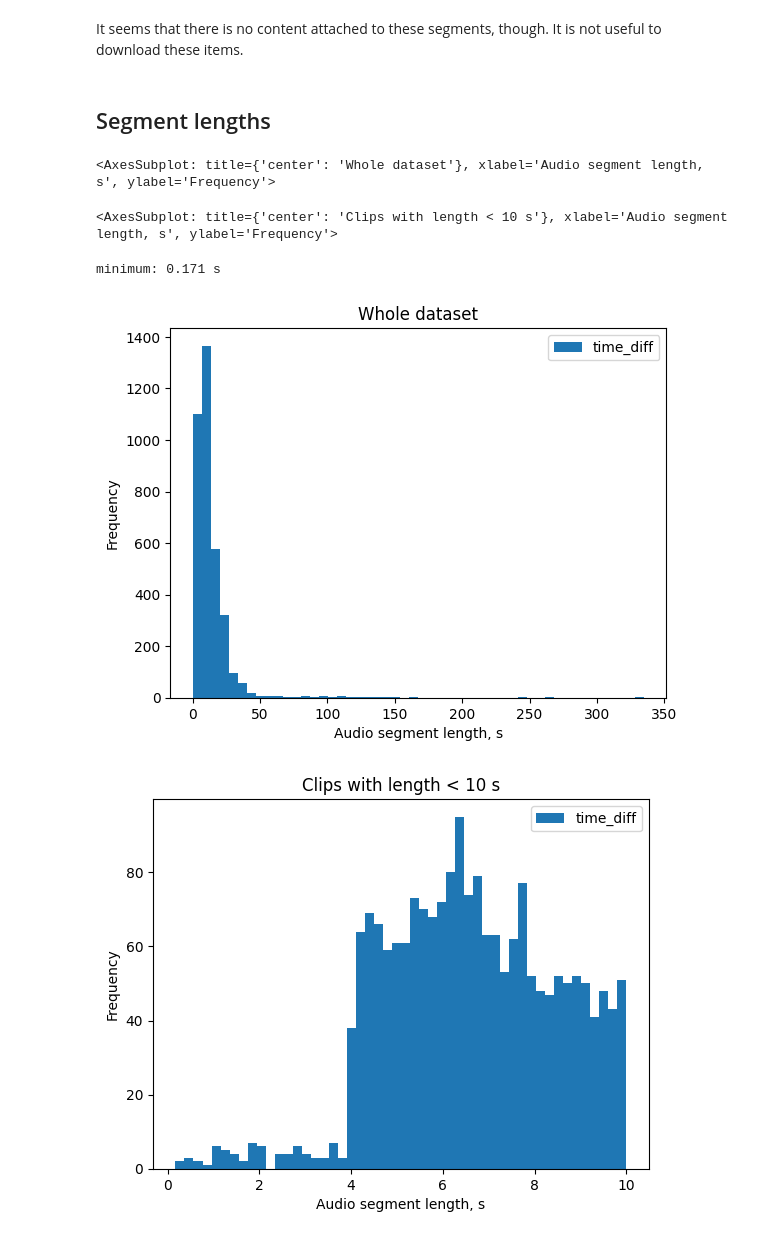
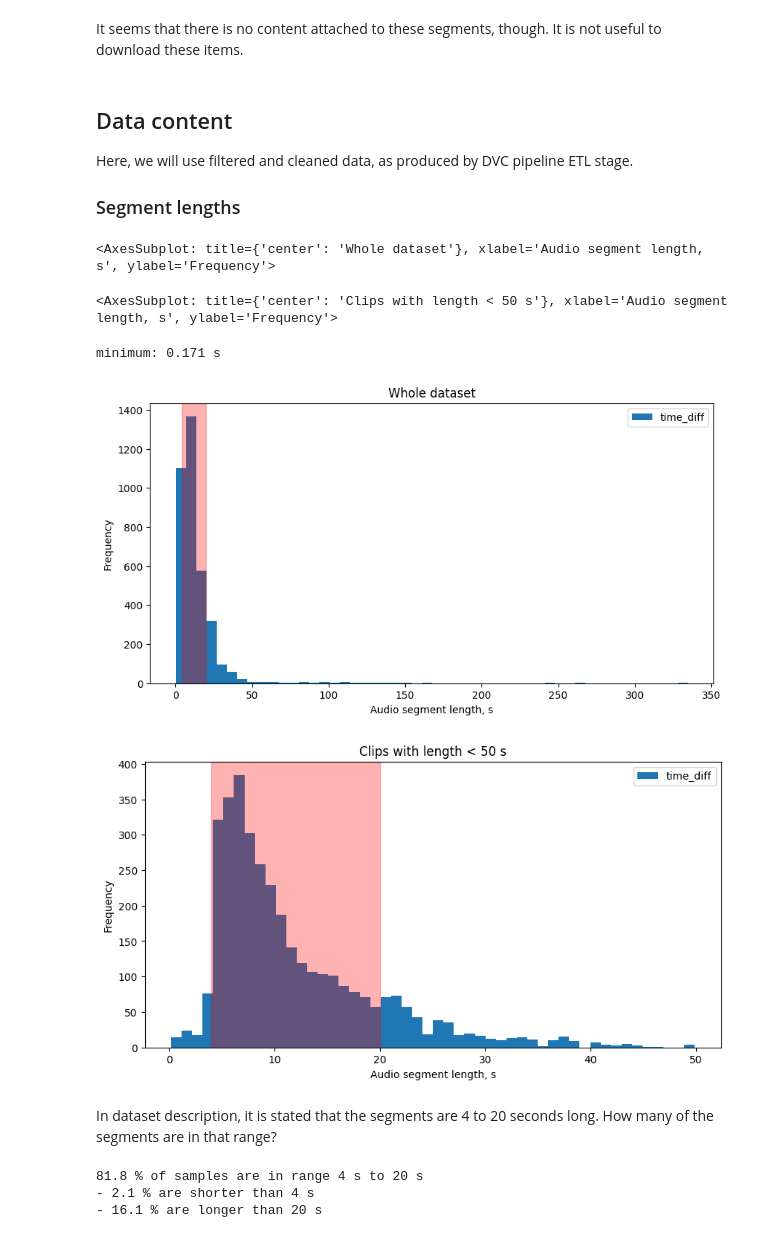
Before and after one commit to mkouhia/singing-voice-quality-regressor, a Jupyter notebook: notebooks/01 SVQTD dataset exploration.ipynb, the cells around one changed output. Saved outputs shown, nothing was run; the diff lists cells and outputs as text; code cells hidden in the pictures.

```diff
--- a/notebooks/01 SVQTD dataset exploration.ipynb
+++ b/notebooks/01 SVQTD dataset exploration.ipynb
@@ -250,27 +255,47 @@ pd.merge(
 # %% [markdown]
 It seems that there is no content attached to these segments, though. It is not useful to download these items.
 # %% [markdown]
-## Segment lengths
+## Data content
+
+Here, we will use filtered and cleaned data, as produced by DVC pipeline ETL stage.
+
+### Segment lengths
 # %%
 segments = pd.read_parquet("../data/segments_filter.parquet")
 segments["time_diff"] = segments.time_end - segments.time_start
 
-ax = segments[["time_diff"]].plot.hist(bins=50)
+ax = segments[["time_diff"]].plot.hist(bins=50, figsize=(10, 5))
 ax.set_xlabel("Audio segment length, s")
 ax.set_title("Whole dataset")
+ax.axvspan(4, 20, color="red", alpha=0.3)
 
 display(ax)
 
-ax = segments[segments["time_diff"] < 10.0][["time_diff"]].plot.hist(bins=50)
+ax = segments[segments["time_diff"] < 50.0][["time_diff"]].plot.hist(
+    bins=50, figsize=(10, 5)
+)
 ax.set_xlabel("Audio segment length, s")
-ax.set_title("Clips with length < 10 s")
+ax.set_title("Clips with length < 50 s")
+ax.axvspan(4, 20, color="red", alpha=0.3)
 
 display(ax)
 
 print(f"minimum: {segments['time_diff'].min():.3f} s")
 # %% [output]
 <AxesSubplot: title={'center': 'Whole dataset'}, xlabel='Audio segment length, s', ylabel='Frequency'>
-<AxesSubplot: title={'center': 'Clips with length < 10 s'}, xlabel='Audio segment length, s', ylabel='Frequency'>
+<AxesSubplot: title={'center': 'Clips with length < 50 s'}, xlabel='Audio segment length, s', ylabel='Frequency'>
 minimum: 0.171 s
-[figure, old version]
+[figure, new version]
-[figure, old version]
+[figure, new version]
+# %% [markdown]
+In dataset description, it is stated that the segments are 4 to 20 seconds long. How many of the segments are in that range?
+# %%
+quantile_4s = np.mean(segments["time_diff"].to_numpy() < 4.0)
+quantile_20s = np.mean(segments["time_diff"].to_numpy() <= 20.0)
+print(f"{(quantile_20s - quantile_4s)*100:.1f} % of samples are in range 4 s to 20 s")
+print(f"- {quantile_4s*100:.1f} % are shorter than 4 s")
+print(f"- {(1 - quantile_20s)*100:.1f} % are longer than 20 s")
+# %% [output]
+81.8 % of samples are in range 4 s to 20 s
+- 2.1 % are shorter than 4 s
+- 16.1 % are longer than 20 s
```
Also changed, not shown: parts of 12 cells of this notebook.
